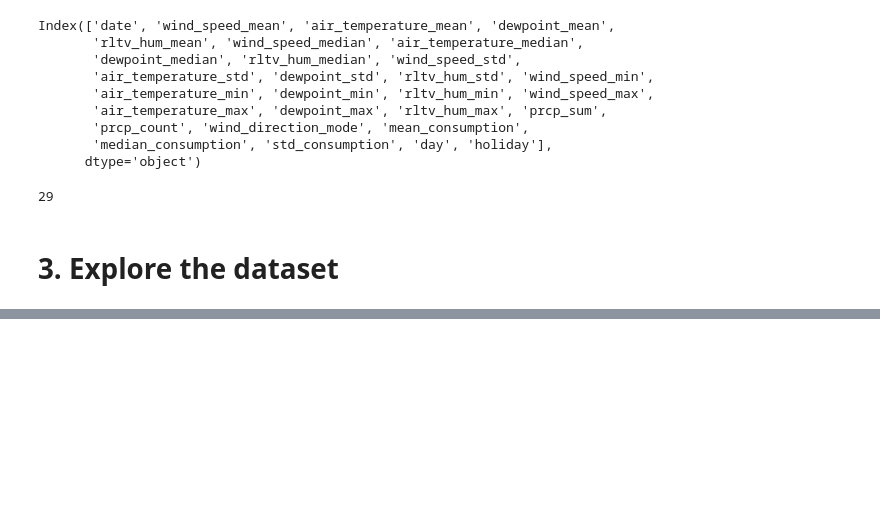
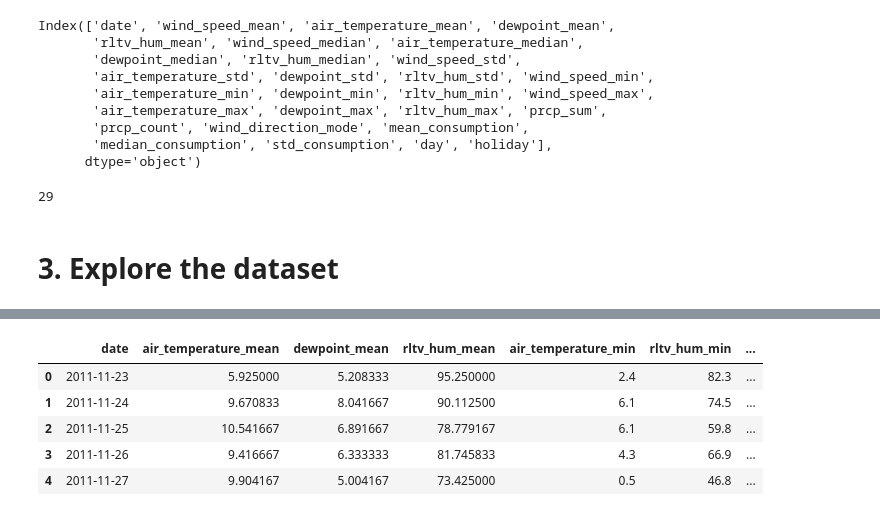
Before and after one commit to Bhattars1/london-energy-forecasting, a Jupyter notebook: notebooks/weather_time_energy_EDA.ipynb, the cells around one changed output, grey strips where cells are left out. Saved outputs shown, nothing was run; the diff lists cells and outputs as text; code cells hidden in the pictures; blank space fills up the shorter version.

```diff
--- a/notebooks/weather_time_energy_EDA.ipynb
+++ b/notebooks/weather_time_energy_EDA.ipynb
@@ -232,0 +248,10 @@ plt.show();
+# %%
+feature_selected_data = merged_data[selected_features]
+feature_selected_data.head()
+# %% [output]
+|  | date | air_temperature_mean | dewpoint_mean | rltv_hum_mean | air_temperature_min | rltv_hum_min | ... |
+| 0 | 2011-11-23 | 5.925000 | 5.208333 | 95.250000 | 2.4 | 82.3 | ... |
+| 1 | 2011-11-24 | 9.670833 | 8.041667 | 90.112500 | 6.1 | 74.5 | ... |
+| 2 | 2011-11-25 | 10.541667 | 6.891667 | 78.779167 | 6.1 | 59.8 | ... |
+| 3 | 2011-11-26 | 9.416667 | 6.333333 | 81.745833 | 4.3 | 66.9 | ... |
+| 4 | 2011-11-27 | 9.904167 | 5.004167 | 73.425000 | 0.5 | 46.8 | ... |
```
Also changed, not shown: parts of 7 cells of this notebook.
